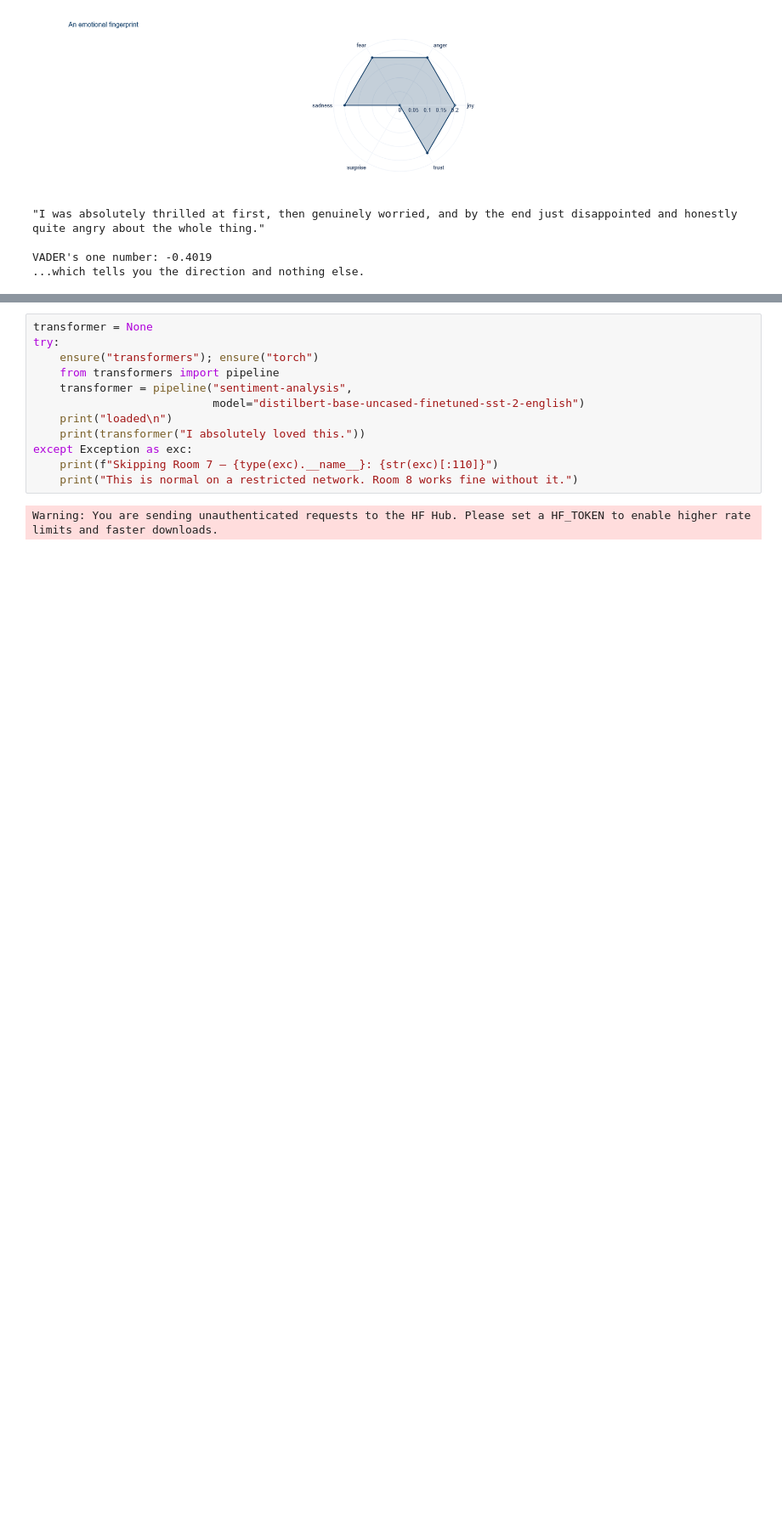
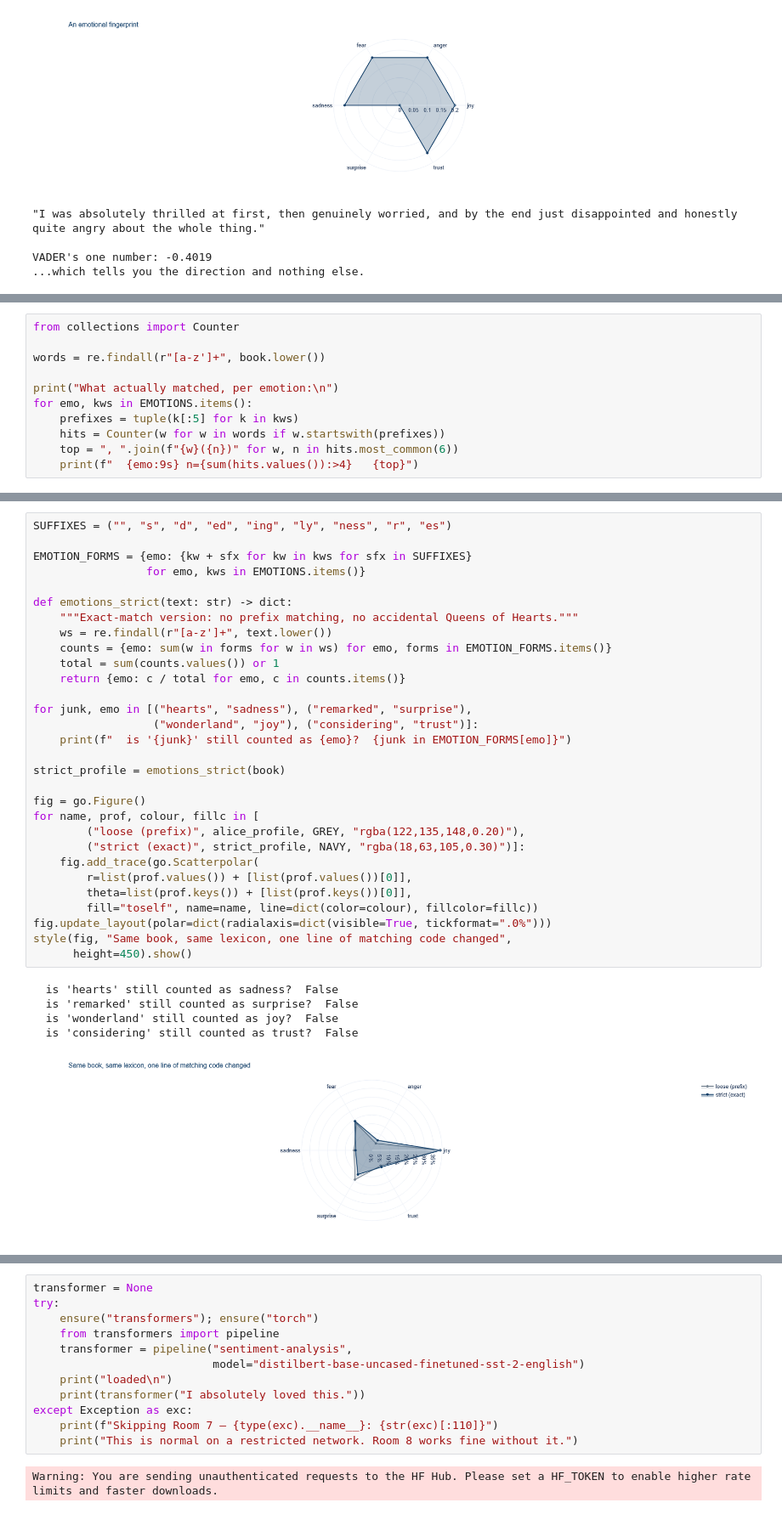
Before and after one commit to VitaliAlexeev/AI_Investments_2026, a Jupyter notebook: Lec07 - (fun) Sentiment Playground.ipynb, the cells around one changed output, grey strips where cells are left out. Shown at 85% size. Drawn from its saved outputs; the diff is of its cells as text; blank space fills up the shorter version.

```diff
--- a/Lec07 - (fun) Sentiment Playground.ipynb
+++ b/Lec07 - (fun) Sentiment Playground.ipynb
@@ -779,0 +814,11 @@ VADER's one number: -0.4019
+# %%
+from collections import Counter
+
+words = re.findall(r"[a-z']+", book.lower())
+
+print("What actually matched, per emotion:\n")
+for emo, kws in EMOTIONS.items():
+    prefixes = tuple(k[:5] for k in kws)
+    hits = Counter(w for w in words if w.startswith(prefixes))
+    top = ", ".join(f"{w}({n})" for w, n in hits.most_common(6))
+    print(f"  {emo:9s} n={sum(hits.values()):>4}   {top}")
@@ -779,0 +854,36 @@ VADER's one number: -0.4019
+# %%
+SUFFIXES = ("", "s", "d", "ed", "ing", "ly", "ness", "r", "es")
+
+EMOTION_FORMS = {emo: {kw + sfx for kw in kws for sfx in SUFFIXES}
+                 for emo, kws in EMOTIONS.items()}
+
+def emotions_strict(text: str) -> dict:
+    """Exact-match version: no prefix matching, no accidental Queens of Hearts."""
+    ws = re.findall(r"[a-z']+", text.lower())
+    counts = {emo: sum(w in forms for w in ws) for emo, forms in EMOTION_FORMS.items()}
+    total = sum(counts.values()) or 1
+    return {emo: c / total for emo, c in counts.items()}
+
+for junk, emo in [("hearts", "sadness"), ("remarked", "surprise"),
+                  ("wonderland", "joy"), ("considering", "trust")]:
+    print(f"  is '{junk}' still counted as {emo}?  {junk in EMOTION_FORMS[emo]}")
+
+strict_profile = emotions_strict(book)
+
+fig = go.Figure()
+for name, prof, colour, fillc in [
+        ("loose (prefix)", alice_profile, GREY, "rgba(122,135,148,0.20)"),
+        ("strict (exact)", strict_profile, NAVY, "rgba(18,63,105,0.30)")]:
+    fig.add_trace(go.Scatterpolar(
+        r=list(prof.values()) + [list(prof.values())[0]],
+        theta=list(prof.keys()) + [list(prof.keys())[0]],
+        fill="toself", name=name, line=dict(color=colour), fillcolor=fillc))
+fig.update_layout(polar=dict(radialaxis=dict(visible=True, tickformat=".0%")))
+style(fig, "Same book, same lexicon, one line of matching code changed",
+      height=450).show()
+# %% [output]
+  is 'hearts' still counted as sadness?  False
+  is 'remarked' still counted as surprise?  False
+  is 'wonderland' still counted as joy?  False
+  is 'considering' still counted as trust?  False
+[figure, added]
```
Also changed, not shown: parts of 28 cells of this notebook.
